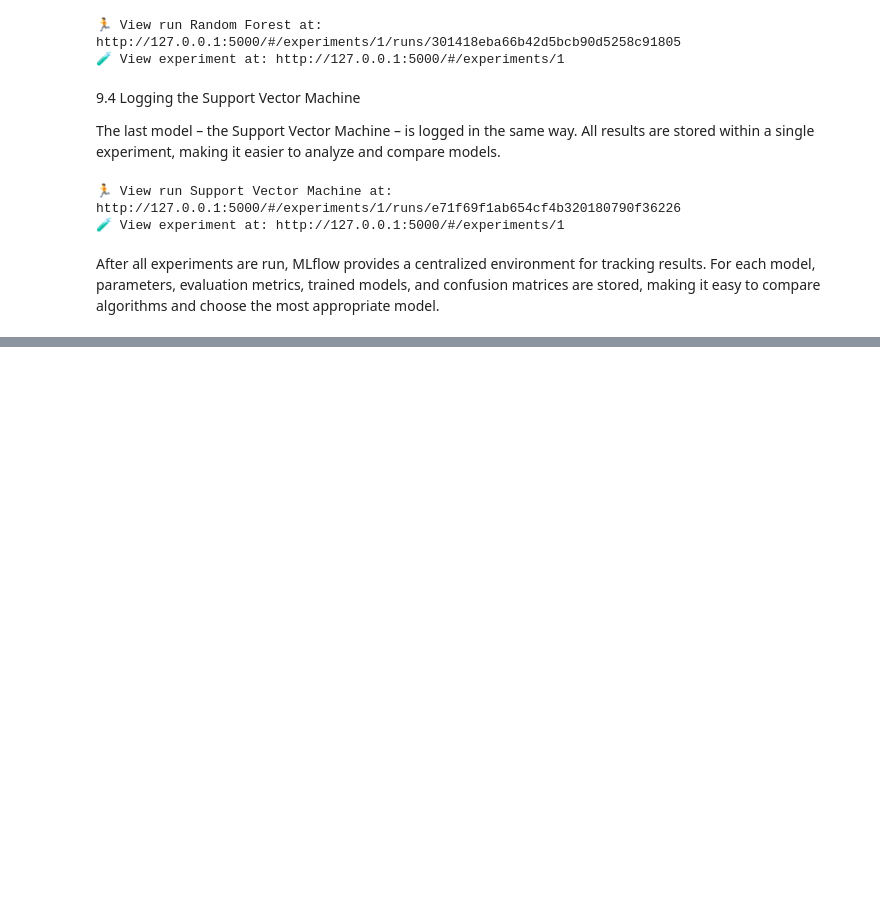
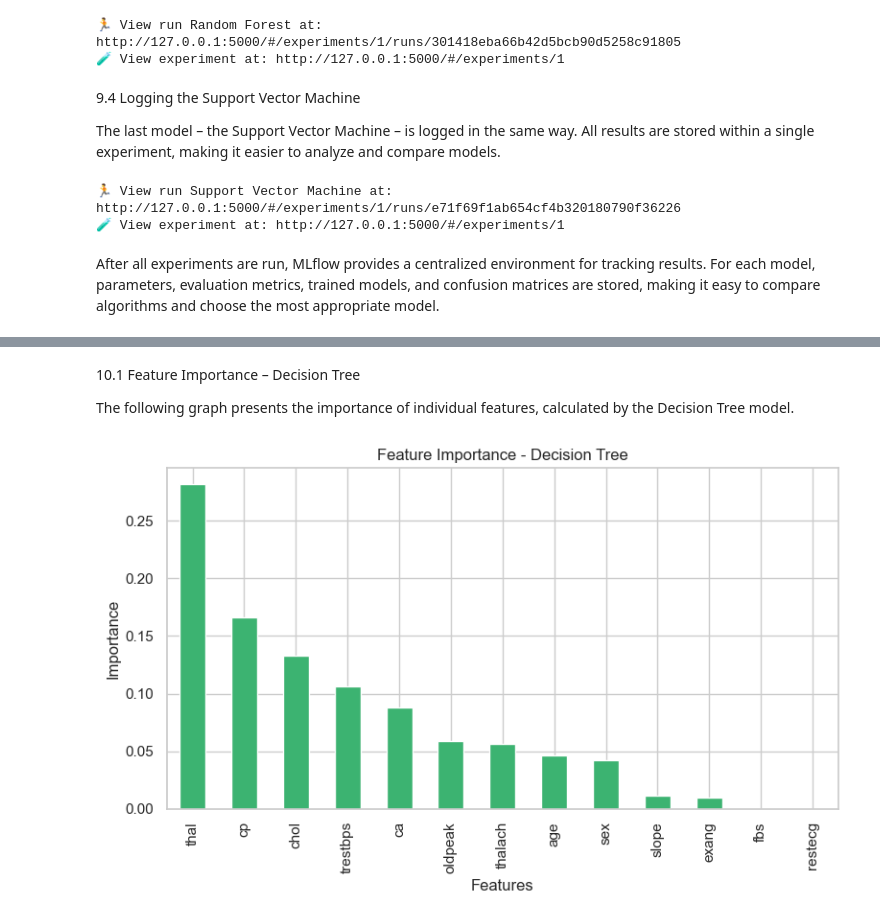
Before and after one commit to DoraGospodinova/ProjectML, a Jupyter notebook: Heart_Disease_Classification.ipynb, the cells around one changed output, grey strips where cells are left out. Drawn from its saved outputs; the diff is of its cells as text; code cells hidden in the pictures; blank space fills up the shorter version.

```diff
--- a/Heart_Disease_Classification.ipynb
+++ b/Heart_Disease_Classification.ipynb
@@ -1102,0 +1107,24 @@ After all experiments are run, MLflow provides a centralized environment for tra
+# %% [markdown]
+10.1 Feature Importance – Decision Tree
+
+The following graph presents the importance of individual features, calculated by the Decision Tree model.
+# %%
+# Feature Importance - Decision Tree
+feature_importance = pd.Series(
+    tree_model.feature_importances_,
+    index=X.columns
+).sort_values(ascending=False)
+
+plt.figure(figsize=(8,5))
+
+feature_importance.plot(kind="bar", color="mediumseagreen")
+
+plt.title("Feature Importance - Decision Tree")
+plt.xlabel("Features")
+plt.ylabel("Importance")
+
+plt.tight_layout()
+
+plt.show()
+# %% [output]
+[figure, added]
```
Also changed, not shown: parts of 6 cells of this notebook, 7 other files.
